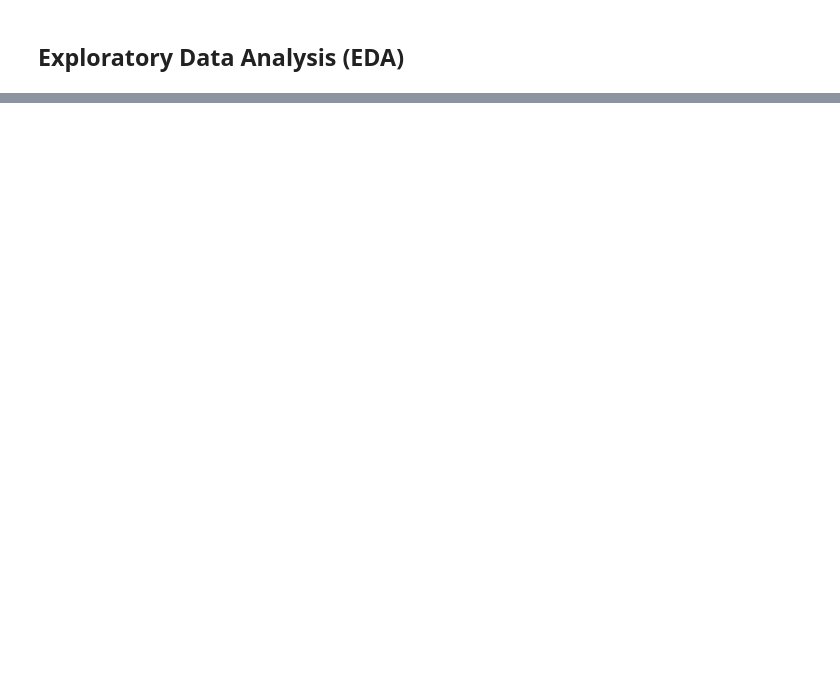
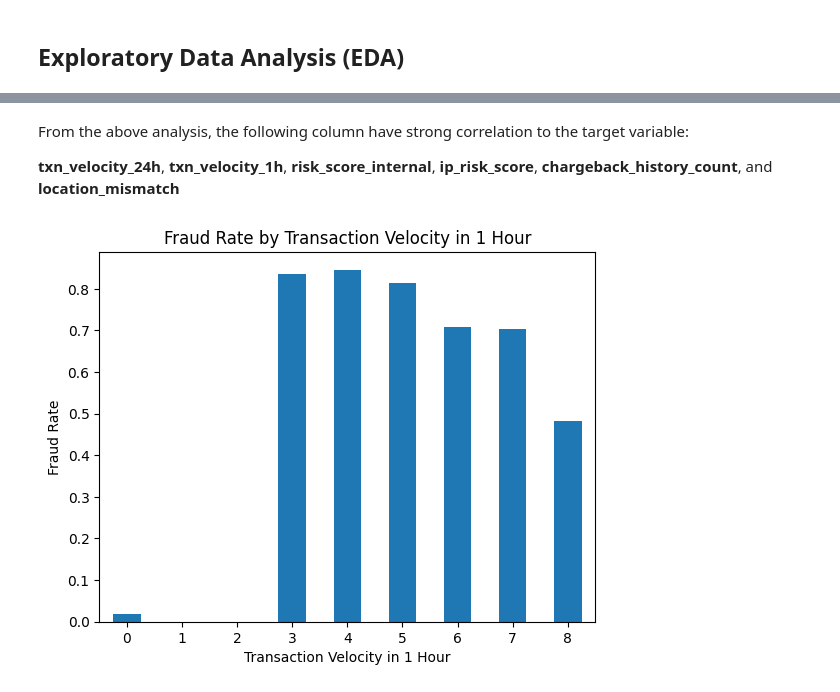
Before and after one commit to DS-Amarachi/Fraud_Detection, a Jupyter notebook: fraud_detect_project.ipynb, the cells around one changed output, grey strips where cells are left out. Drawn from its saved outputs; the diff is of its cells as text; code cells hidden in the pictures; blank space fills up the shorter version.

```diff
--- a/fraud_detect_project.ipynb
+++ b/fraud_detect_project.ipynb
@@ -37,8 +59,8 @@ from sklearn.model_selection import train_test_split
 Load and display the first five rows to see what data is recorded.
 # %%
 # Load the dataset
-df = pd.read_csv(r'C:\Users\ugwuc\OneDrive\Desktop\Amdari_Projects\Fraud_detection\nova_pay_combined.csv')
-df.head()   # Display the first five rows of the dataset
+data = pd.read_csv(r'C:\Users\ugwuc\OneDrive\Desktop\Amdari_Projects\Fraud_detection\nova_pay_combined.csv')
+data.head()   # Display the first five rows of the dataset
 # %% [output]
 |  | transaction_id | customer_id | timestamp | home_country | source_currency | dest_currency | channel | ... |
 | 0 | fee8542d-8ee6-4b0d-9671-c294dd08ed26 | 402cccc9-28de-45b3-9af7-cc5302aa1f93 | 2022-10-03 18:40:59.468549+00:00 | US | USD | CAD | ATM | ... |
@@ -50,3 +76,5 @@ df.head()   # Display the first five rows of the dataset
+# %%
+df = data.copy() # Create a copy of the original dataset for manipulation
 # %% [markdown]
 - **Shape and Data Type**:
 
@@ -479,6 +525,11 @@ df['channel'] = df['channel'].str.replace(
         'weeb', 'web'
     )
 
+# 4. Drop rows with'unknown' in channel column
+df = df[df['channel'] != 'unknown']
+
+
+
 # Check again
 df['channel'].unique()
 # %% [output]
@@ -524,6 +577,9 @@ df['kyc_tier'] = df['kyc_tier'].str.strip().str.lower().str.replace(
         'enhancd', 'enhanced'
     )
 
+# Drop rows with 'unknown' in kyc_tier column
+df= df[df['kyc_tier'] != 'unknown']
+
 # Check again
 df['kyc_tier'].unique()
 # %% [output]
@@ -541,0 +628,14 @@ Dataset shape after cleaning: (10650, 26)
+# %% [markdown]
+From the above analysis, the following column have strong correlation to the target variable:
+
+**txn_velocity_24h**, **txn_velocity_1h**, **risk_score_internal**, **ip_risk_score**, **chargeback_history_count**, and **location_mismatch**
+# %%
+# The relationship between Transaction Velocity in 1 Hour and is_fraud
+df.groupby('txn_velocity_1h')['is_fraud'].mean().plot.bar()
+plt.xlabel('Transaction Velocity in 1 Hour')
+plt.ylabel('Fraud Rate')
+plt.title('Fraud Rate by Transaction Velocity in 1 Hour')
+plt.xticks(rotation=0)
+plt.show()
+# %% [output]
+[figure, added]
```
Also changed, not shown: parts of 87 cells of this notebook, 2 other files.
